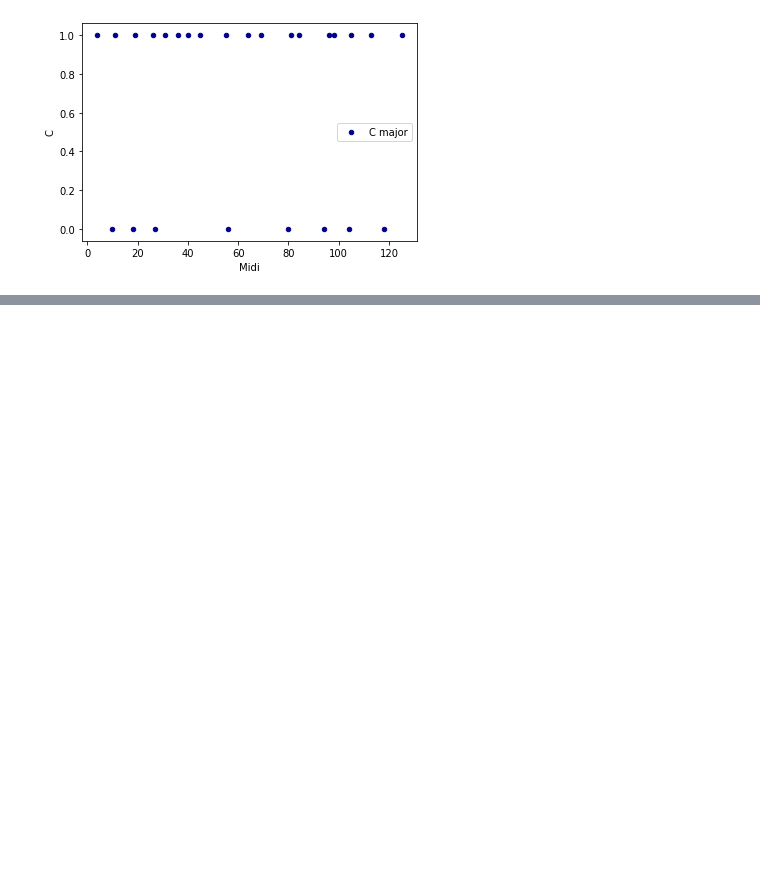
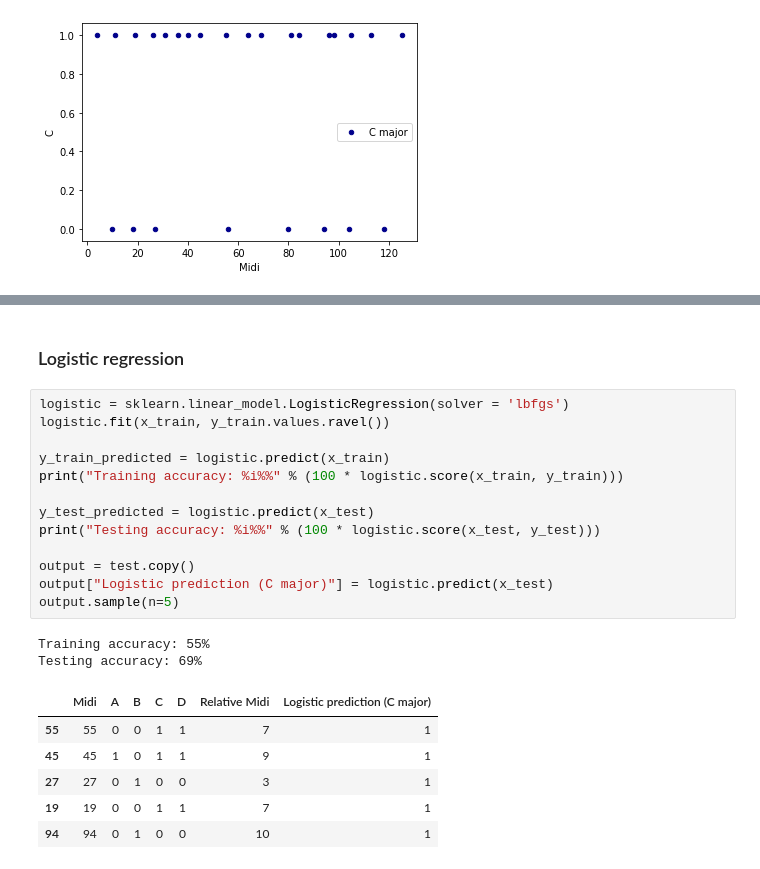
Before and after one commit to ctford/old-town-code, a Jupyter notebook: old-town-code.ipynb, the cells around one changed output, grey strips where cells are left out. Cells and saved outputs as stored; diff of their text form; blank space fills up the shorter version.

```diff
--- a/old-town-code.ipynb
+++ b/old-town-code.ipynb
@@ -82,0 +123,24 @@ Testing accuracy: 53%
+# %% [markdown]
+### Logistic regression
+# %%
+logistic = sklearn.linear_model.LogisticRegression(solver = 'lbfgs')
+logistic.fit(x_train, y_train.values.ravel())
+
+y_train_predicted = logistic.predict(x_train)
+print("Training accuracy: %i%%" % (100 * logistic.score(x_train, y_train)))
+
+y_test_predicted = logistic.predict(x_test)
+print("Testing accuracy: %i%%" % (100 * logistic.score(x_test, y_test)))
+
+output = test.copy()
+output["Logistic prediction (C major)"] = logistic.predict(x_test)
+output.sample(n=5)
+# %% [output]
+Training accuracy: 55%
+Testing accuracy: 69%
+|  | Midi | A | B | C | D | Relative Midi | Logistic prediction (C major) |
+| 55 | 55 | 0 | 0 | 1 | 1 | 7 | 1 |
+| 45 | 45 | 1 | 0 | 1 | 1 | 9 | 1 |
+| 27 | 27 | 0 | 1 | 0 | 0 | 3 | 1 |
+| 19 | 19 | 0 | 0 | 1 | 1 | 7 | 1 |
+| 94 | 94 | 0 | 1 | 0 | 0 | 10 | 1 |
```
Also changed, not shown: parts of 13 cells of this notebook.
